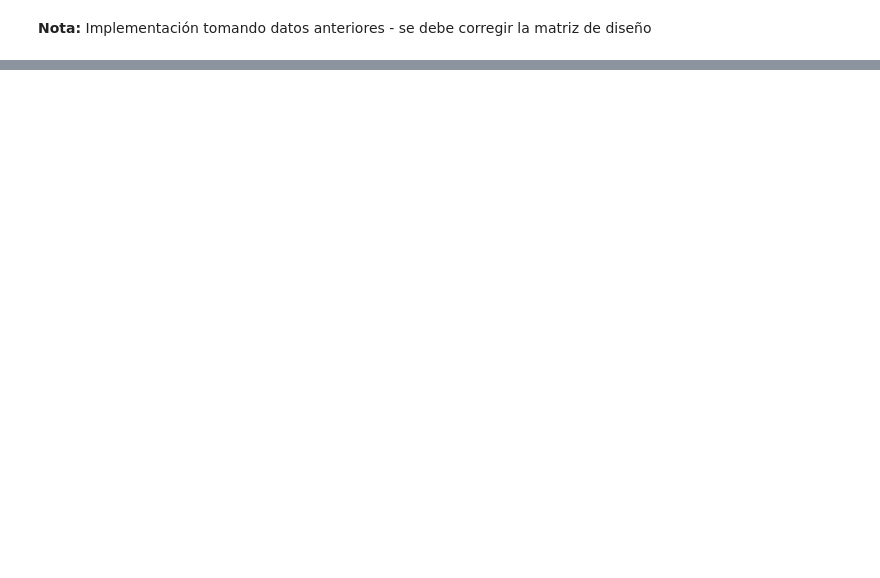
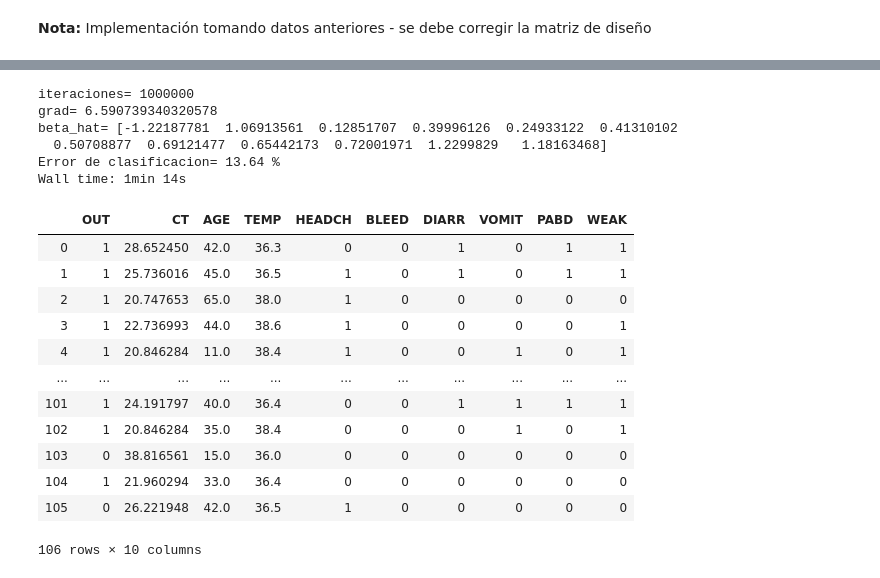
Before and after one commit to C1587S/MNO_numericalOptimization, a Jupyter notebook: notebooks/notebook_implementacion.ipynb, the cells around one changed output, grey strips where cells are left out. Cells and saved outputs as stored; diff of their text form; code cells hidden in the pictures; blank space fills up the shorter version.

Commit message:
metodo bfgs

```diff
--- a/notebooks/notebook_implementacion.ipynb
+++ b/notebooks/notebook_implementacion.ipynb
@@ -391,3 +432,4 @@ def gradient_descent(X, y,lr=.1, tol=10**(-6), max_iter=10**5, method="max"):
 # %%
 url="https://raw.githubusercontent.com/afcarl/ebola-imc-public/master/data/kenema/test/pres-kgh/imputation-50.csv"
 df=pd.read_csv(url,sep=",")
+df=df.drop(columns=["JAUN"])
@@ -431,0 +489,31 @@ Error de clasificacion= 9.09 %
+# %%
+%%time
+#metodo bfsg
+beta_hat=gradient_descent(x_train,y_train, method="bfsg")
+yhat=clasifica(x_test,beta_hat)
+
+print("beta_hat=", beta_hat)
+print("Error de clasificacion=",round(100*sum(abs(y_test-yhat))/len(yhat),2),"%")
+# %% [output]
+iteraciones= 1000000
+grad= 6.590739340320578
+beta_hat= [-1.22187781  1.06913561  0.12851707  0.39996126  0.24933122  0.41310102
+  0.50708877  0.69121477  0.65442173  0.72001971  1.2299829   1.18163468]
+Error de clasificacion= 13.64 %
+Wall time: 1min 14s
+# %%
+df
+# %% [output]
+|  | OUT | CT | AGE | TEMP | HEADCH | BLEED | DIARR | VOMIT | PABD | WEAK |
+| 0 | 1 | 28.652450 | 42.0 | 36.3 | 0 | 0 | 1 | 0 | 1 | 1 |
+| 1 | 1 | 25.736016 | 45.0 | 36.5 | 1 | 0 | 1 | 0 | 1 | 1 |
+| 2 | 1 | 20.747653 | 65.0 | 38.0 | 1 | 0 | 0 | 0 | 0 | 0 |
+| 3 | 1 | 22.736993 | 44.0 | 38.6 | 1 | 0 | 0 | 0 | 0 | 1 |
+| 4 | 1 | 20.846284 | 11.0 | 38.4 | 1 | 0 | 0 | 1 | 0 | 1 |
+| ... | ... | ... | ... | ... | ... | ... | ... | ... | ... | ... |
+| 101 | 1 | 24.191797 | 40.0 | 36.4 | 0 | 0 | 1 | 1 | 1 | 1 |
+| 102 | 1 | 20.846284 | 35.0 | 38.4 | 0 | 0 | 0 | 1 | 0 | 1 |
+| 103 | 0 | 38.816561 | 15.0 | 36.0 | 0 | 0 | 0 | 0 | 0 | 0 |
+| 104 | 1 | 21.960294 | 33.0 | 36.4 | 0 | 0 | 0 | 0 | 0 | 0 |
+| 105 | 0 | 26.221948 | 42.0 | 36.5 | 1 | 0 | 0 | 0 | 0 | 0 |
+106 rows × 10 columns
```
Also changed, not shown: parts of 8 cells of this notebook.
